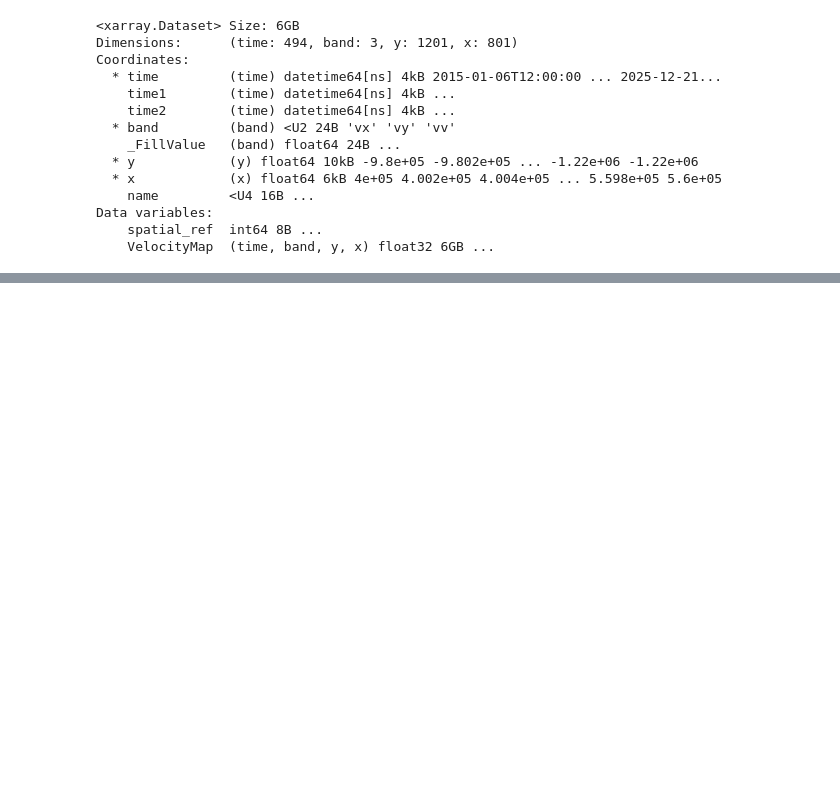
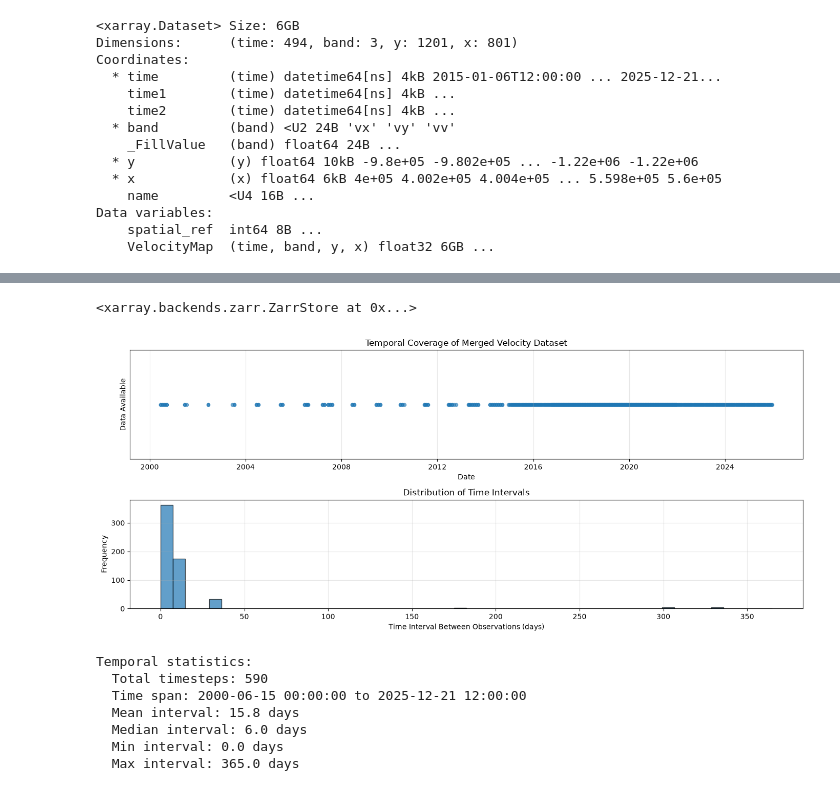
Before and after one commit to cjense/negis-seasonality, a Jupyter notebook: combine_velocity.ipynb, the cells around one changed output, grey strips where cells are left out. Cells and saved outputs as stored; diff of their text form; code cells hidden in the pictures; blank space fills up the shorter version.

```diff
--- a/combine_velocity.ipynb
+++ b/combine_velocity.ipynb
@@ -293,2 +417,47 @@ Data variables:
 # %%
-combined.to_zarr('s3://gaia/cjense/data/velocity/ZI_79N_velseries_combined.zarr', consolidated=False, storage_options=storage_options, mode='w-')
+merged.to_zarr('s3://gaia/cjense/data/velocity/ZI_79N_velseries_combined.zarr', consolidated=False, storage_options=storage_options, mode='w')
+# %% [output]
+<xarray.backends.zarr.ZarrStore at 0x...>
+# %%
+# Plot temporal frequency of merged dataset
+fig, axes = plt.subplots(2, 1, figsize=(14, 6))
+
+# Plot 1: Time series showing data availability
+time_vals = merged.time.values
+ax1 = axes[0]
+ax1.scatter(time_vals, np.ones(len(time_vals)), alpha=0.6, s=20)
+ax1.set_ylabel('Data Available')
+ax1.set_xlabel('Date')
+ax1.set_title('Temporal Coverage of Merged Velocity Dataset')
+ax1.set_ylim(0.5, 1.5)
+ax1.set_yticks([])
+ax1.grid(True, alpha=0.3)
+
+# Plot 2: Histogram of time intervals
+time_diffs = np.diff(pd.to_datetime(time_vals).astype(np.int64)) / (24 * 3600 * 1e9)  # Convert to days
+ax2 = axes[1]
+ax2.hist(time_diffs, bins=50, edgecolor='black', alpha=0.7)
+ax2.set_xlabel('Time Interval Between Observations (days)')
+ax2.set_ylabel('Frequency')
+ax2.set_title('Distribution of Time Intervals')
+ax2.grid(True, alpha=0.3)
+
+plt.tight_layout()
+plt.show()
+
+print(f"Temporal statistics:")
+print(f"  Total timesteps: {len(time_vals)}")
+print(f"  Time span: {pd.Timestamp(time_vals[0])} to {pd.Timestamp(time_vals[-1])}")
+print(f"  Mean interval: {np.mean(time_diffs):.1f} days")
+print(f"  Median interval: {np.median(time_diffs):.1f} days")
+print(f"  Min interval: {np.min(time_diffs):.1f} days")
+print(f"  Max interval: {np.max(time_diffs):.1f} days")
+# %% [output]
+[figure, added]
+Temporal statistics:
+  Total timesteps: 590
+  Time span: 2000-06-15 00:00:00 to 2025-12-21 12:00:00
+  Mean interval: 15.8 days
+  Median interval: 6.0 days
+  Min interval: 0.0 days
+  Max interval: 365.0 days
```
Also changed, not shown: parts of 16 cells of this notebook.
